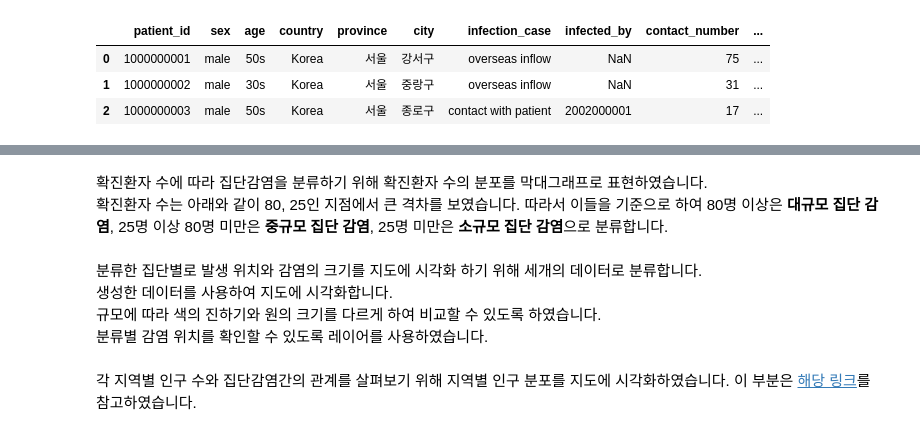
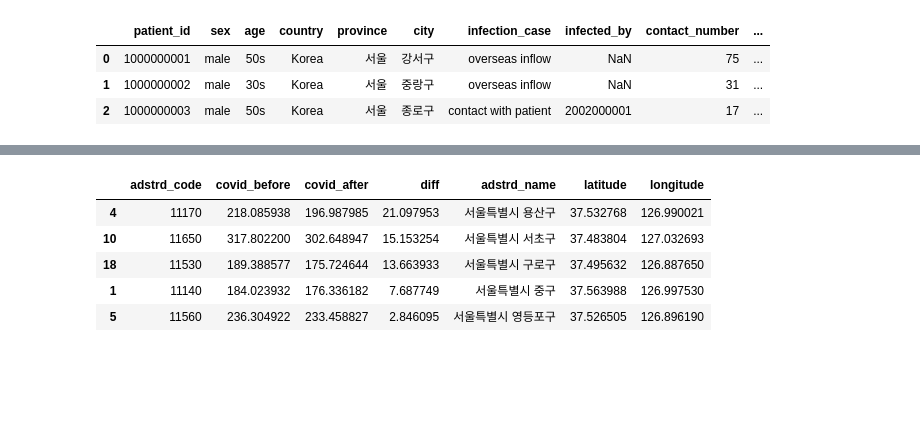
Before and after one commit to con11235/covid19_visualize, a Jupyter notebook: markdown/승혜.ipynb, the cells around one changed output, grey strips where cells are left out. Cells and saved outputs as stored; diff of their text form; code cells hidden in the pictures; blank space fills up the shorter version.

```diff
--- a/markdown/승혜.ipynb
+++ b/markdown/승혜.ipynb
@@ -217,0 +230,35 @@ fig.show()
+# %%
+adstrd_nm=dict()
+for i in range(len(adstrd_s)):
+    adstrd_nm[adstrd_s['adstrd_code'][i]]=adstrd_s['total_adstrd'][i]
+
+ad_name=[]
+for i in range(len(fpopl_diff)):
+    ad_name.append(adstrd_nm[fpopl_diff['adstrd_code'][i]])
+fpopl_diff['adstrd_name']=ad_name
+# %%
+fpopl_diff=fpopl_diff.sort_values(by=['adstrd_name'],ascending=False)
+fpopl_diff=fpopl_diff.reset_index()
+fpopl_diff=fpopl_diff.drop(['index'],axis=1)
+# %%
+region=pd.read_csv('/content/gdrive/My Drive/dacon/COVID_19/Region.csv',usecols=['province','city','latitude','longitude'])
+region_seoul=region[region['province']=='서울']
+region_seoul['province']='서울특별시'
+region_seoul['total_ads']=region_seoul['province']+' '+region_seoul['city']
+region_s=region_seoul[['total_ads','latitude','longitude']]
+region_s=region_s[1:]
+region_s=region_s.reset_index()
+region_s=region_s.drop(['index'],axis=1)
+region_s=region_s.sort_values(by=['total_ads'],ascending=False)
+region_s=region_s.reset_index()
+region_s=region_s.drop(['index'],axis=1)
+# %%
+ad_lat=[]
+ad_lon=[]
+for i in range(len(region_s)):
+    ad_lat.append(region_s['latitude'][i])
+for i in range(len(region_s)):
+    ad_lon.append(region_s['longitude'][i])
+
+fpopl_diff['latitude']=ad_lat
+fpopl_diff['longitude']=ad_lon
@@ -250,3 +288,0 @@ data
-# %% [markdown]
-확진환자 수에 따라 집단감염을 분류하기 위해 확진환자 수의 분포를 막대그래프로 표현하였습니다.
-확진환자 수는 아래와 같이 80, 25인 지점에서 큰 격차를 보였습니다. 따라서 이들을 기준으로 하여 80명 이상은 **대규모 집단 감염**, 25명 이상 80명 미만은 **중규모 집단 감염**, 25명 미만은 **소규모 집단 감염**으로 분류합니다.
@@ -261,7 +288,0 @@ plt.show()
-# %% [markdown]
-분류한 집단별로 발생 위치와 감염의 크기를 지도에 시각화 하기 위해 세개의 데이터로 분류합니다.
-생성한 데이터를 사용하여 지도에 시각화합니다.
-규모에 따라 색의 진하기와 원의 크기를 다르게 하여 비교할 수 있도록 하였습니다.
-분류별 감염 위치를 확인할 수 있도록 레이어를 사용하였습니다.
-# %% [markdown]
-각 지역별 인구 수와 집단감염간의 관계를 살펴보기 위해 지역별 인구 분포를 지도에 시각화하였습니다. 이 부분은 [해당 링크](https://blog.naver.com/PostView.nhn?blogId=kcchang61&logNo=221350672356)를 참고하였습니다.
@@ -279,0 +289,10 @@ fpopl00 = fpopl1\
+# %%
+fpopl_diff=fpopl_diff.sort_values(by=['diff'],ascending=False)
+fpopl_diff.head()
+# %% [output]
+|  | adstrd_code | covid_before | covid_after | diff | adstrd_name | latitude | longitude |
+| 4 | 11170 | 218.085938 | 196.987985 | 21.097953 | 서울특별시 용산구 | 37.532768 | 126.990021 |
+| 10 | 11650 | 317.802200 | 302.648947 | 15.153254 | 서울특별시 서초구 | 37.483804 | 127.032693 |
+| 18 | 11530 | 189.388577 | 175.724644 | 13.663933 | 서울특별시 구로구 | 37.495632 | 126.887650 |
+| 1 | 11140 | 184.023932 | 176.336182 | 7.687749 | 서울특별시 중구 | 37.563988 | 126.997530 |
+| 5 | 11560 | 236.304922 | 233.458827 | 2.846095 | 서울특별시 영등포구 | 37.526505 | 126.896190 |
```
Also changed, not shown: parts of 50 cells of this notebook.
